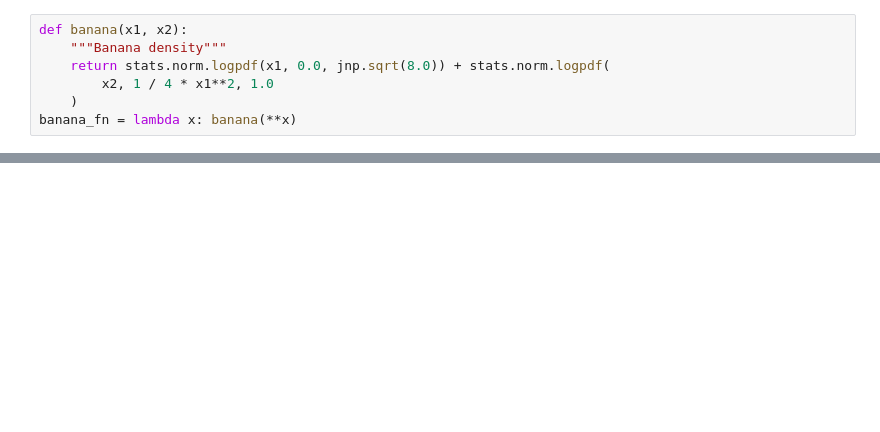
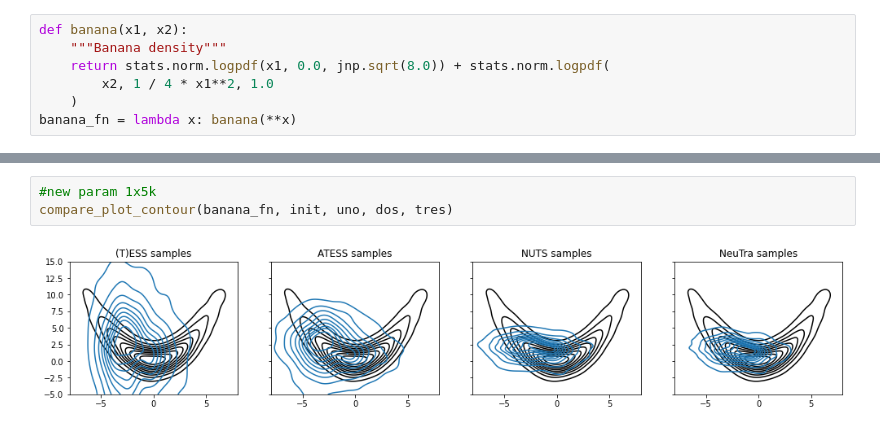
Before and after one commit to albcab/TESS, a Jupyter notebook: banana.ipynb, the cells around one changed output, grey strips where cells are left out. Saved outputs shown, nothing was run; the diff lists cells and outputs as text; blank space fills up the shorter version.

```diff
--- a/banana.ipynb
+++ b/banana.ipynb
@@ -74,0 +216,5 @@ compare_plot_contour(banana_fn, ess, atess, nuts, neutra)
+# %%
+#new param 1x5k
+compare_plot_contour(banana_fn, init, uno, dos, tres)
+# %% [output]
+[figure, added]
```
Also changed, not shown: parts of 33 cells of this notebook, 11 other files.
